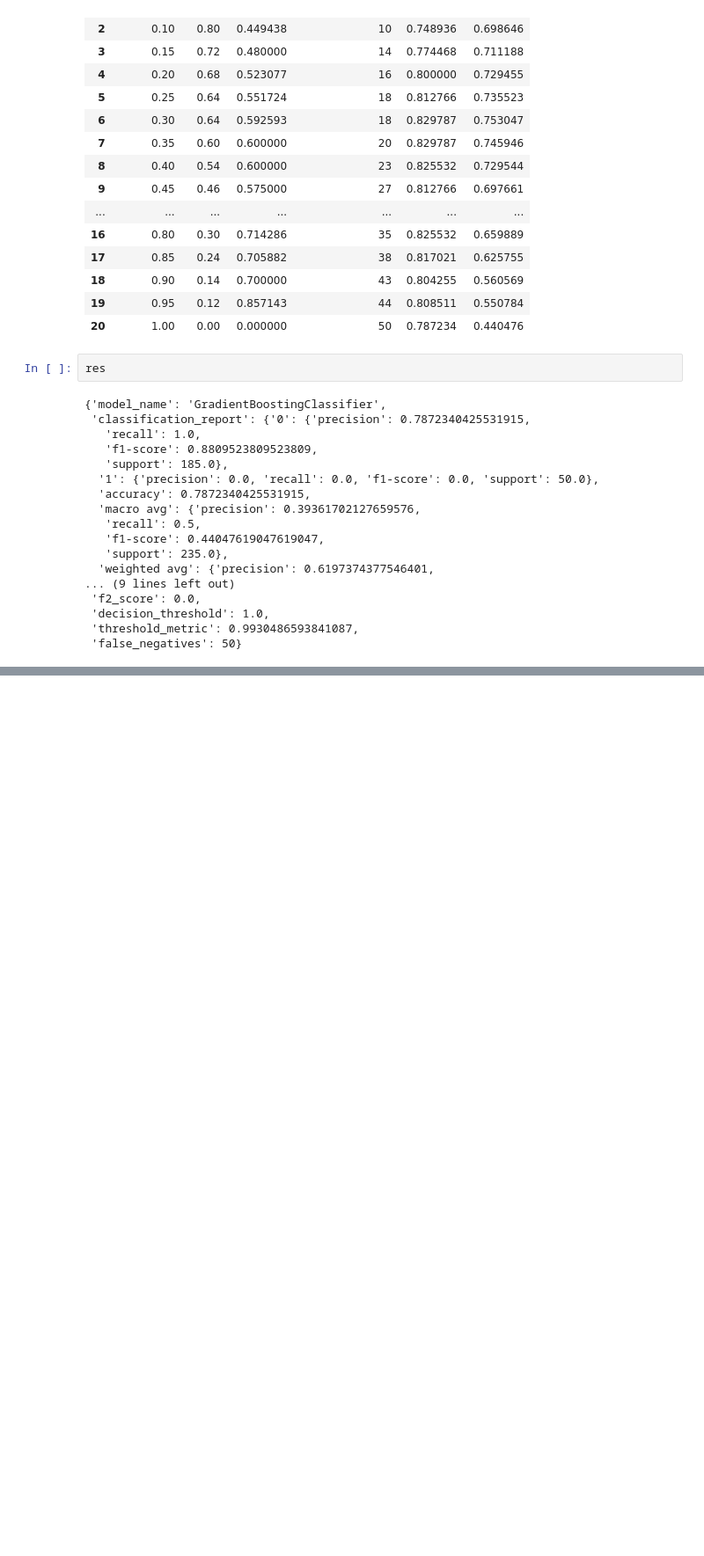
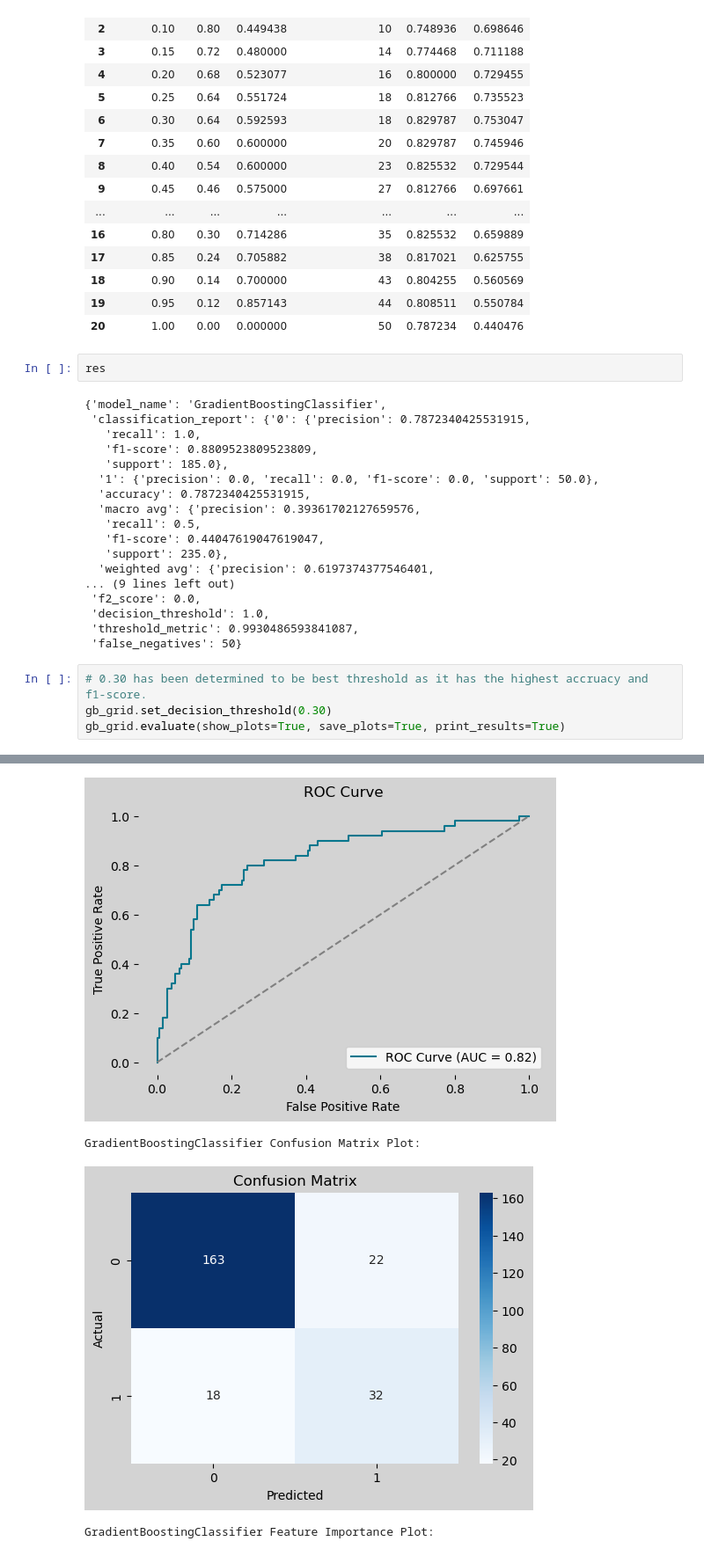
Before and after one commit to MAP9900/Convoy-Predictor-Project, a Jupyter notebook: notebooks/models/Results.ipynb, the cells around one changed output, grey strips where cells are left out. Shown at 88% size. Cells and saved outputs as stored; diff of their text form; blank space fills up the shorter version.

Commit message:
Add Feature Importance plots

```diff
--- a/notebooks/models/Results.ipynb
+++ b/notebooks/models/Results.ipynb
@@ -166,3 +166,8 @@ res
  'decision_threshold': 1.0,
  'threshold_metric': 0.9930486593841087,
  'false_negatives': 50}
+# %%
+# 0.30 has been determined to be best threshold as it has the highest accruacy and f1-score.
+gb_grid.set_decision_threshold(0.30)
+gb_grid.evaluate(show_plots=True, save_plots=True, print_results=True)
+# %% [output]
@@ -168,0 +191,4 @@ res
+[figure, added]
+GradientBoostingClassifier Confusion Matrix Plot:
+[figure, added]
+GradientBoostingClassifier Feature Importance Plot:
```
Also changed, not shown: parts of 4 cells of this notebook, 1 other file.
